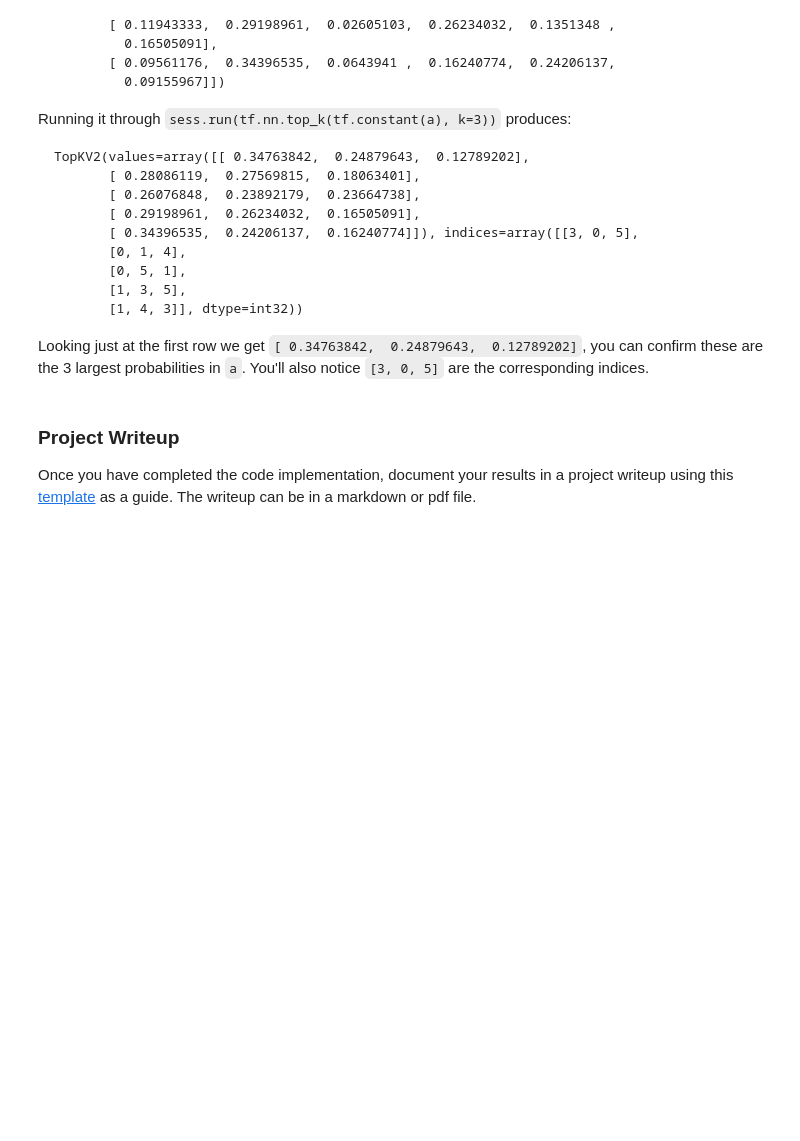
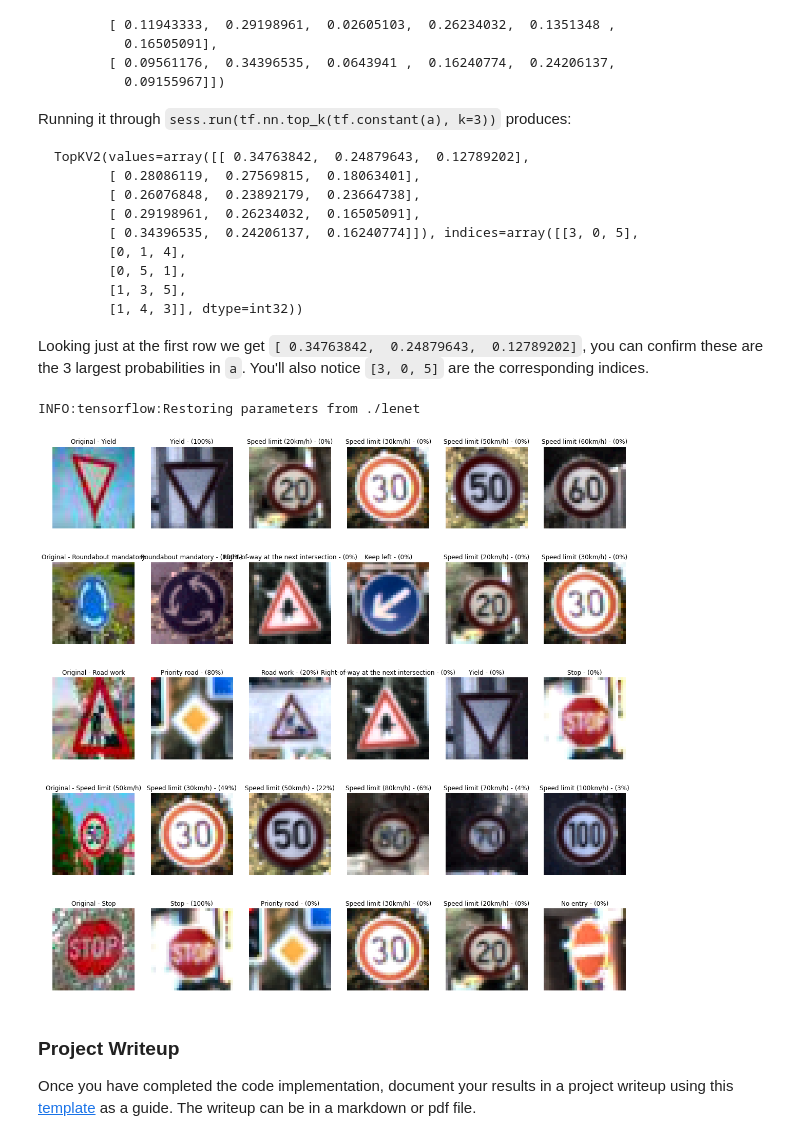
Before and after one commit to jnsagai/traffic-sign-classifier-project, a Jupyter notebook: Traffic_Sign_Classifier.ipynb, the cells around one changed output. Saved outputs shown, nothing was run; the diff lists cells and outputs as text; code cells hidden in the pictures; blank space fills up the shorter version.

```diff
--- a/Traffic_Sign_Classifier.ipynb
+++ b/Traffic_Sign_Classifier.ipynb
@@ -157,3 +649,12 @@ You may find `signnames.csv` useful as it contains mappings from the class id (i
 ### Run the predictions here and use the model to output the prediction for each image.
 ### Make sure to pre-process the images with the same pre-processing pipeline used earlier.
 ### Feel free to use as many code cells as needed.
+softmax_logits = tf.nn.softmax(logits)
+saver = tf.train.Saver()
+features = imageNormalization(apply_CLAHE(np.array(X_NewTestImages), 2))
+with tf.Session() as sess:
+    saver.restore(sess, tf.train.latest_checkpoint('.'))
+    results = sess.run(tf.argmax(logits, 1), {x : features, keep_prob:1.0})
+
+for idx in range(len(features)):
+    print("The expected sign number {} was Class {} - {} and the prediction is Class {} - {}".format(idx + 1, y_newTestImages[idx], signnames[y_newTestImages[idx]], results[idx], signnames[results[idx]]))
@@ -162,3 +670,7 @@ You may find `signnames.csv` useful as it contains mappings from the class id (i
 # %%
 ### Calculate the accuracy for these 5 new images.
 ### For example, if the model predicted 1 out of 5 signs correctly, it's 20% accurate on these new images.
+with tf.Session() as sess:
+    saver.restore(sess, tf.train.latest_checkpoint('.'))
+    test_accuracy = evaluate(features, y_newTestImages)
+    print("Test Accuracy = {:.3f}".format(test_accuracy))
@@ -208,3 +720,34 @@ Looking just at the first row we get `[ 0.34763842,  0.24879643,  0.12789202]`,
+# %%
+### Print out the top five softmax probabilities for the predictions on the German traffic sign images found on the web.
+### Feel free to use as many code cells as needed.
+k_size = 5
+softmax_logits = tf.nn.softmax(logits)
+top_k = tf.nn.top_k(softmax_logits, k=k_size)
+
+with tf.Session() as sess:
+    sess.run(tf.global_variables_initializer())
+    saver.restore(sess, "./lenet")
+    res_top_k = sess.run(top_k, feed_dict={x: features, keep_prob: 1.0})
+
+# Plot the top five sign images for each test image
+n_rows = 5
+n_cols = 6
+_, axes = plt.subplots(n_rows, n_cols, figsize=(20,20))
+
+for r in range(n_rows):
+    for c in range(n_cols):
+        axes[r][c].axis('off')
+        if c == 0:
+            axes[r][c].set_title("Original - {}".format(signnames[y_newTestImages[r]]))
+            axes[r][c].imshow(X_NewTestImages[r])
+        else:
+            axes[r][c].set_title("{} - ({:.0f}%)".format(signnames[res_top_k[1][r][c -1]], res_top_k[0][r][c -1] * 100))
+            axes[r][c].imshow(X_valid_pre[np.argwhere(y_valid == res_top_k[1][r][c - 1])[0]].squeeze())
+
+plt.show()
+# %% [output]
+INFO:tensorflow:Restoring parameters from ./lenet
+[figure, added]
 # %% [markdown]
 ### Project Writeup
 
```
Also changed, not shown: parts of 16 cells of this notebook, 15 other files.
